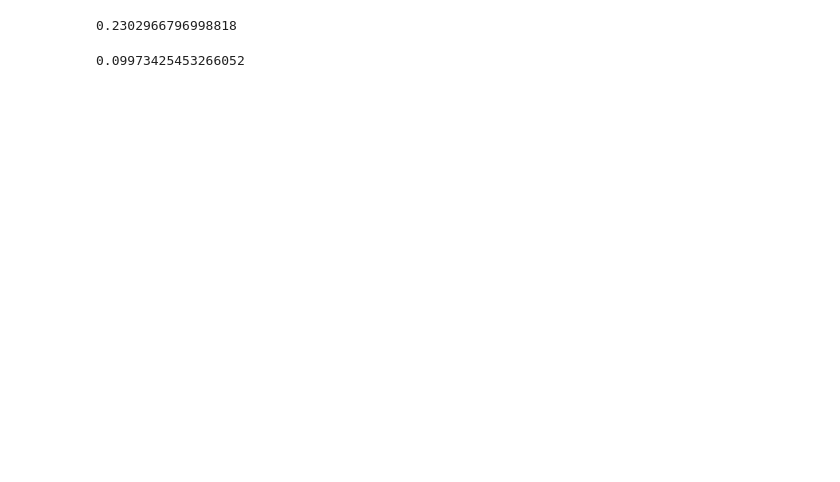
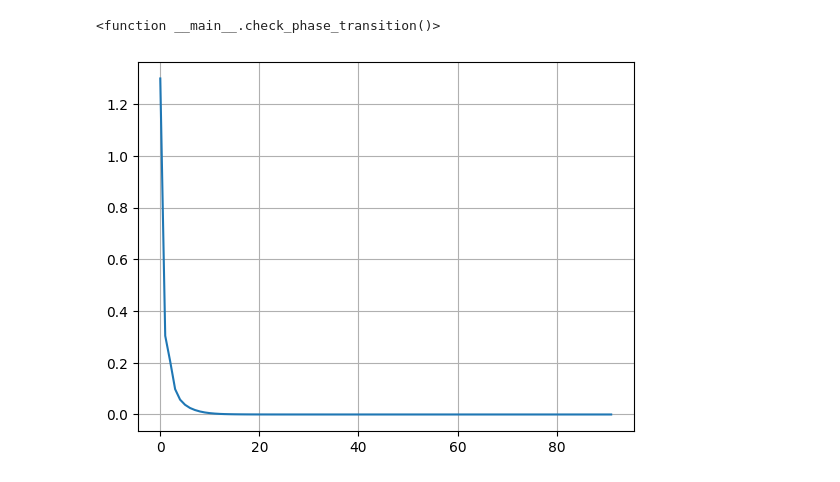
Before and after one commit to M-wag/pysing, a Jupyter notebook: main.ipynb, the cells around one changed output. Drawn from its saved outputs; the diff is of its cells as text; code cells hidden in the pictures; blank space fills up the shorter version.

Commit message:
checkpoint before changing couplings to include beta

```diff
--- a/main.ipynb
+++ b/main.ipynb
@@ -103,11 +106,43 @@ array([-0.03643315, -0.56423386, -0.34838709,  0.46023164,  0.94483631,
-# %%
-x = np.array([0.0927791,   0.07473064,  0.05305281, -0.30543898, -0.0713555,   0.02584735, 0.03215008, -0.15658999, -0.11486365])
-
-y = np.array([ 1, -1, -1, -1,  1,  1, -1, -1,  1,])
-np.tanh(np.dot(x, y))
-# %% [output]
-0.2302966796998818
-# %%
-np.tanh(0.10006692516490)
-# %% [output]
-0.09973425453266052
+# %%
+def check_phase_transition():
+    n_spins = 15
+    n_betas = 10
+    J0 = 0
+    J = 0.5
+    J_field = 0.1
+    n_trials = 10
+
+    couplings = get_couplings(J0, J, n_spins) # shape=(combination, spi
+    Ts  = np.linspace(0.5, 5, 15)
+    field = np.random.randn(n_spins) * J_field
+    for row, T in enumerate(Ts):
+        # Get all random states
+        spin_states = np.array(list(itertools.product([-1 ,1], repeat=n_spins)))
+        spin_energies = H(spin_states, couplings, field)
+        spin_energies = np.exp(-1/T * spin_energies)
+
+        exact(n_spins, couplings, field, 1/T)
+
+
+check_phase_transition
+# %% [output]
+<function __main__.check_phase_transition()>
+# %%
+def check_mf_convergence():
+    n_spins = 50
+    J_field = 0.1
+    J0 = 0
+    J = 0.5
+
+    field = np.random.randn(n_spins) * J_field
+    couplings = get_couplings(J0, J, n=n_spins)
+    _, dms = mf_approx(couplings, field)
+
+    plt.plot(dms)
+    plt
+    plt.grid()
+
+
+check_mf_convergence()
+# %% [output]
+[figure, added]
```
Also changed, not shown: parts of 4 cells of this notebook.
